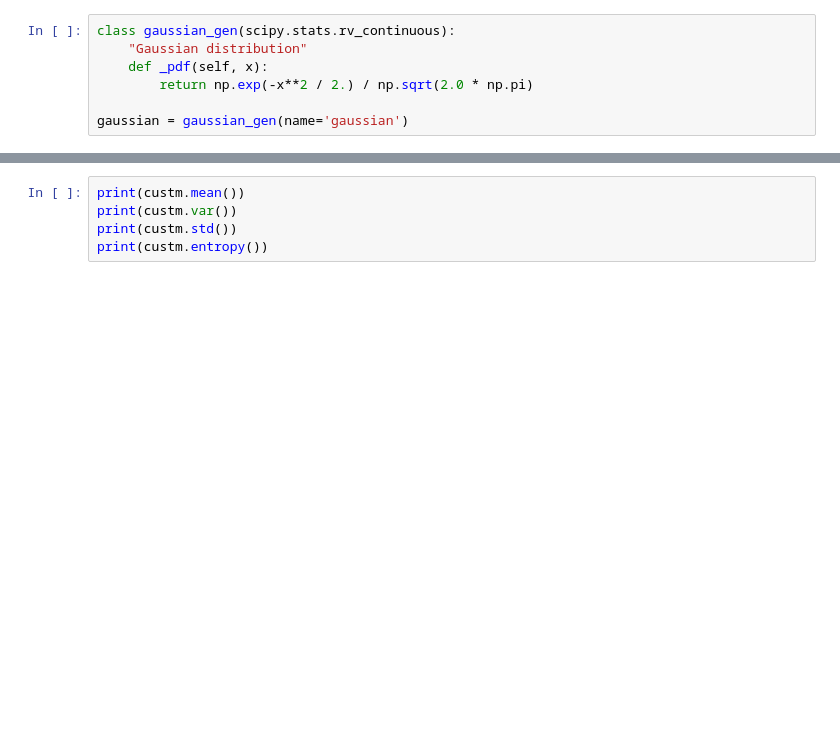
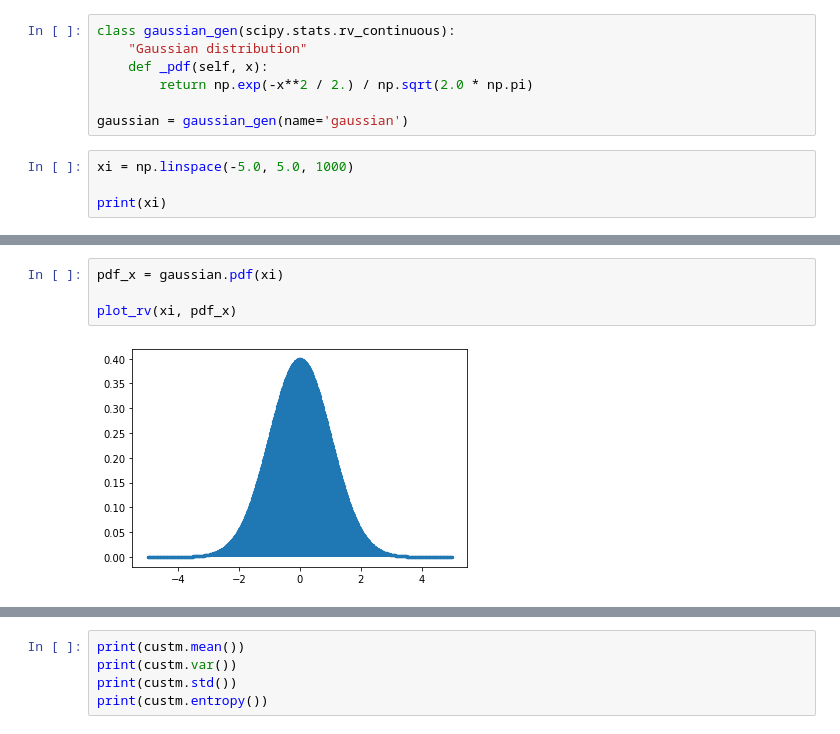
Before and after one commit to tkaya94/UdemyDataScience, a Jupyter notebook: 5_More/01_Scipy101.ipynb, the cells around one changed output, grey strips where cells are left out. Saved outputs shown, nothing was run; the diff lists cells and outputs as text; blank space fills up the shorter version.

```diff
--- a/5_More/01_Scipy101.ipynb
+++ b/5_More/01_Scipy101.ipynb
@@ -106,3 +88,7 @@ class gaussian_gen(scipy.stats.rv_continuous):
         return np.exp(-x**2 / 2.) / np.sqrt(2.0 * np.pi)
 
 gaussian = gaussian_gen(name='gaussian')
+# %%
+xi = np.linspace(-5.0, 5.0, 1000)
+
+print(xi)
@@ -109,2 +113,8 @@ gaussian = gaussian_gen(name='gaussian')
+# %%
+pdf_x = gaussian.pdf(xi)
+
+plot_rv(xi, pdf_x)
+# %% [output]
+[figure, added]
 # %%
 xi = np.linspace(-5.0, 5.0, 1000)
```
Also changed, not shown: parts of 19 cells of this notebook, 3 other files.
